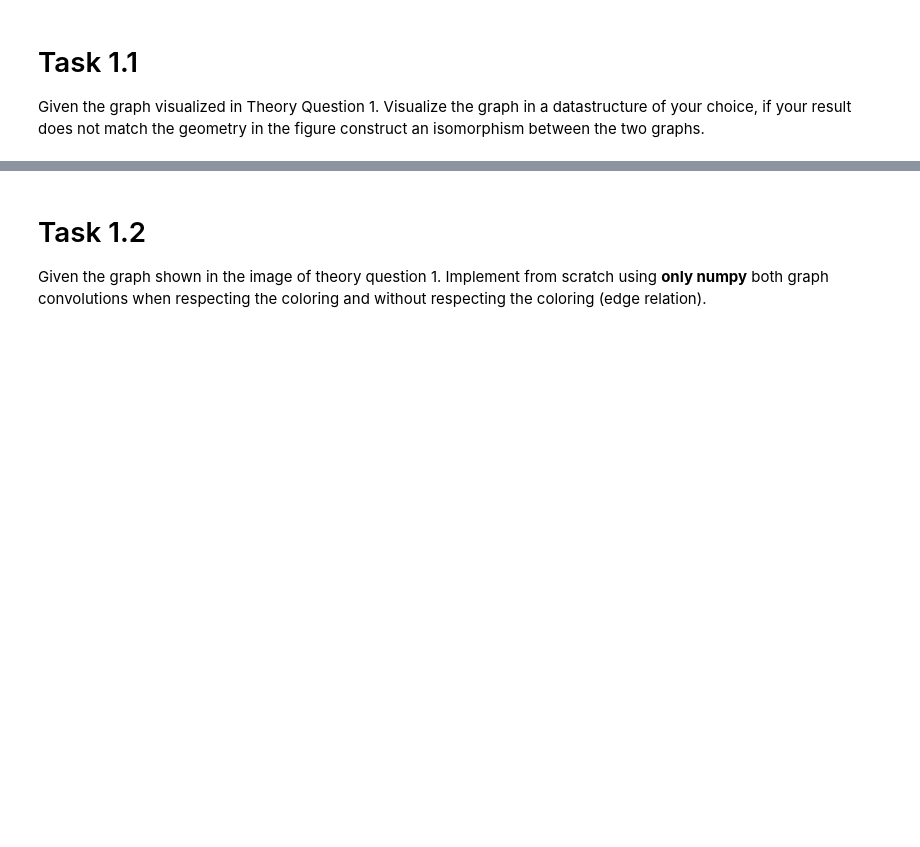
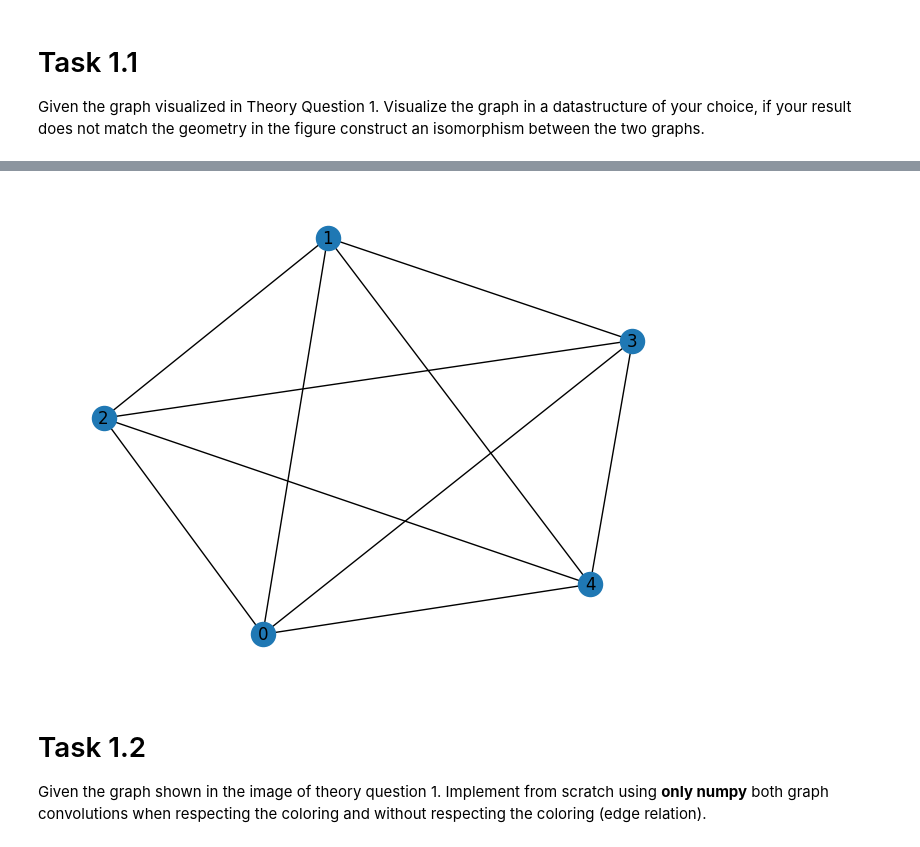
Before and after one commit to danielbarco/advancedML, a Jupyter notebook: Assignment_3/project_3_gnn.ipynb, the cells around one changed output, grey strips where cells are left out. Drawn from its saved outputs; the diff is of its cells as text; code cells hidden in the pictures; blank space fills up the shorter version.

```diff
--- a/Assignment_3/project_3_gnn.ipynb
+++ b/Assignment_3/project_3_gnn.ipynb
@@ -16,3 +51,9 @@ Given the graph visualized in Theory Question 1. Visualize the graph in a datast
+# %%
+G = nx.Graph(no_colour_graph)
+nx.draw(G, with_labels=True)
+plt.show()
+# %% [output]
+[figure, added]
 # %% [markdown]
 # Task 1.2
 Given the graph shown in the image of theory question 1. Implement from scratch using <b>only numpy</b> both graph convolutions when respecting the coloring and without respecting the coloring (edge relation).
```
Also changed, not shown: parts of 8 cells of this notebook, 1 other file.
